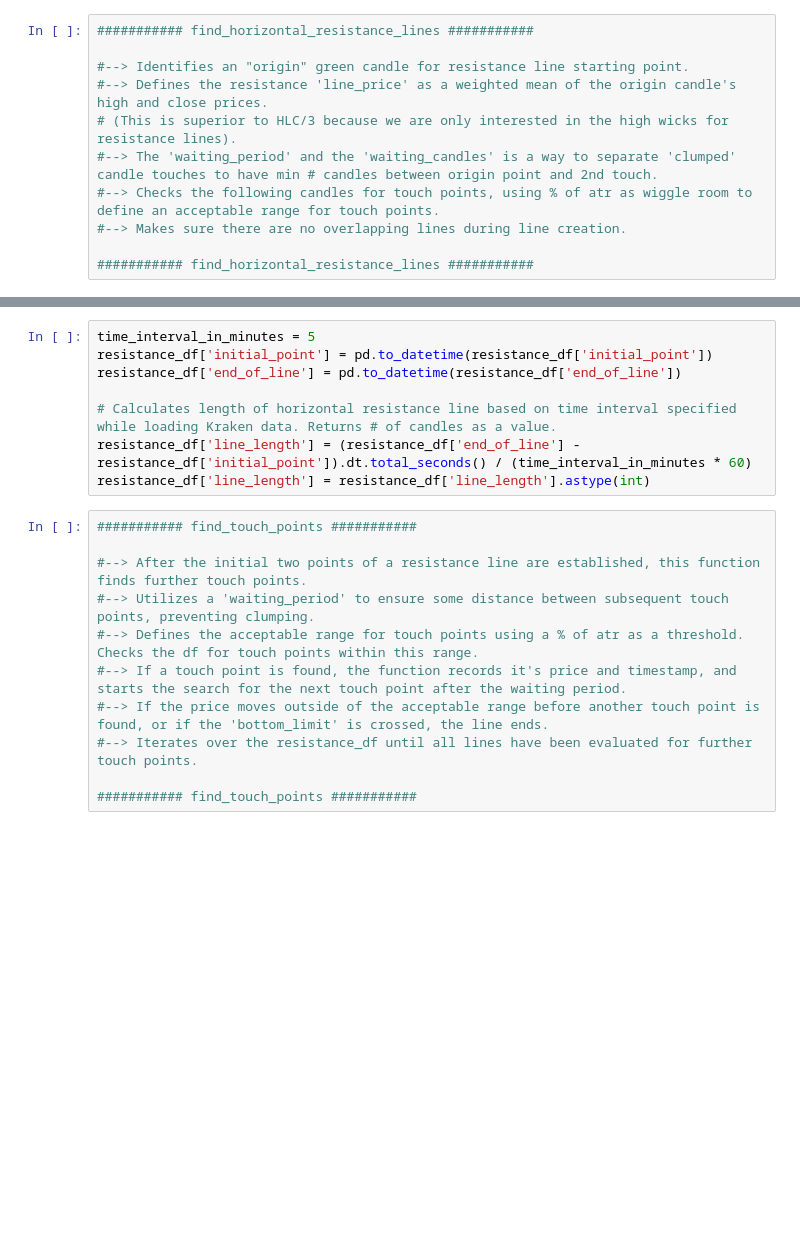
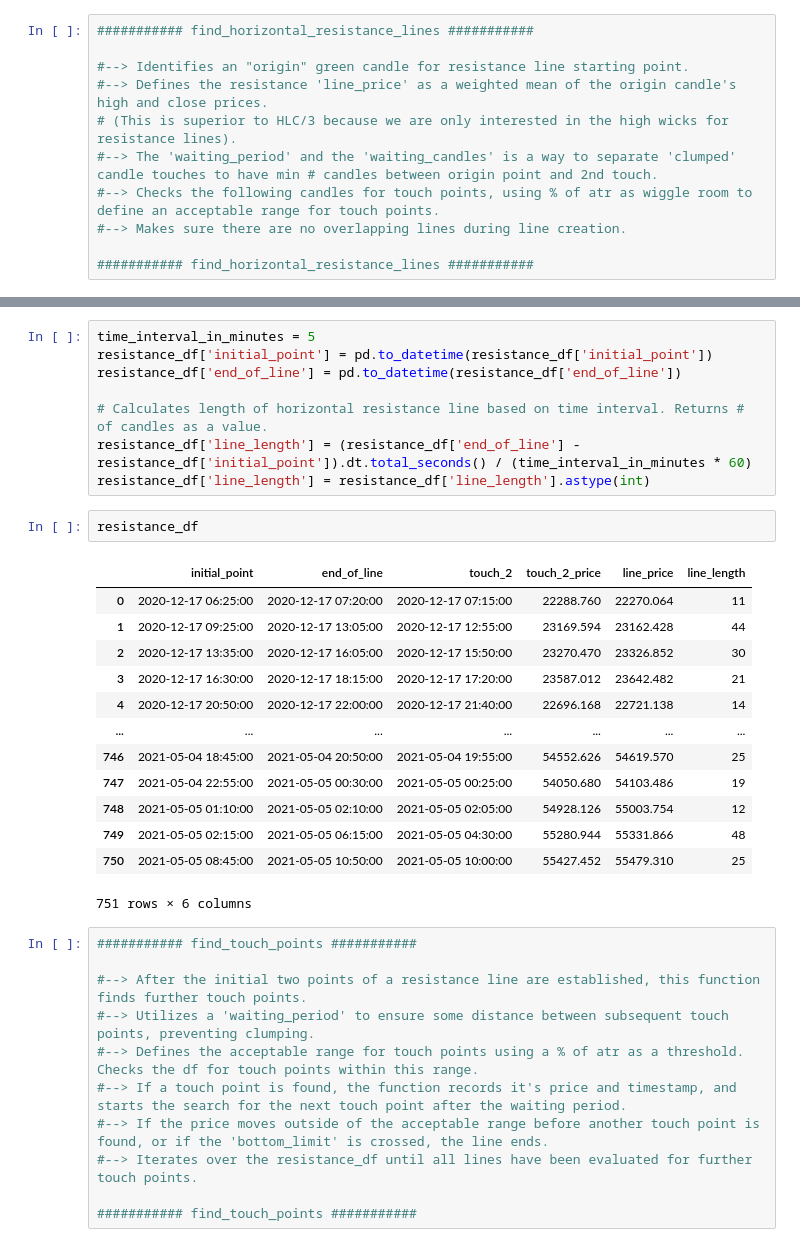
Before and after one commit to alexbabits/crypto-backtester, a Jupyter notebook: LineAnalysis.ipynb, the cells around one changed output, grey strips where cells are left out. Cells and saved outputs as stored; diff of their text form; blank space fills up the shorter version.

```diff
--- a/LineAnalysis.ipynb
+++ b/LineAnalysis.ipynb
@@ -144,9 +161,25 @@ time_interval_in_minutes = 5
 resistance_df['initial_point'] = pd.to_datetime(resistance_df['initial_point'])
 resistance_df['end_of_line'] = pd.to_datetime(resistance_df['end_of_line'])
 
-# Calculates length of horizontal resistance line based on time interval specified while loading Kraken data. Returns # of candles as a value.
+# Calculates length of horizontal resistance line based on time interval. Returns # of candles as a value.
 resistance_df['line_length'] = (resistance_df['end_of_line'] - resistance_df['initial_point']).dt.total_seconds() / (time_interval_in_minutes * 60)
 resistance_df['line_length'] = resistance_df['line_length'].astype(int)
+# %%
+resistance_df
+# %% [output]
+|  | initial_point | end_of_line | touch_2 | touch_2_price | line_price | line_length |
+| 0 | 2020-12-17 06:25:00 | 2020-12-17 07:20:00 | 2020-12-17 07:15:00 | 22288.760 | 22270.064 | 11 |
+| 1 | 2020-12-17 09:25:00 | 2020-12-17 13:05:00 | 2020-12-17 12:55:00 | 23169.594 | 23162.428 | 44 |
+| 2 | 2020-12-17 13:35:00 | 2020-12-17 16:05:00 | 2020-12-17 15:50:00 | 23270.470 | 23326.852 | 30 |
+| 3 | 2020-12-17 16:30:00 | 2020-12-17 18:15:00 | 2020-12-17 17:20:00 | 23587.012 | 23642.482 | 21 |
+| 4 | 2020-12-17 20:50:00 | 2020-12-17 22:00:00 | 2020-12-17 21:40:00 | 22696.168 | 22721.138 | 14 |
+| ... | ... | ... | ... | ... | ... | ... |
+| 746 | 2021-05-04 18:45:00 | 2021-05-04 20:50:00 | 2021-05-04 19:55:00 | 54552.626 | 54619.570 | 25 |
+| 747 | 2021-05-04 22:55:00 | 2021-05-05 00:30:00 | 2021-05-05 00:25:00 | 54050.680 | 54103.486 | 19 |
+| 748 | 2021-05-05 01:10:00 | 2021-05-05 02:10:00 | 2021-05-05 02:05:00 | 54928.126 | 55003.754 | 12 |
+| 749 | 2021-05-05 02:15:00 | 2021-05-05 06:15:00 | 2021-05-05 04:30:00 | 55280.944 | 55331.866 | 48 |
+| 750 | 2021-05-05 08:45:00 | 2021-05-05 10:50:00 | 2021-05-05 10:00:00 | 55427.452 | 55479.310 | 25 |
+751 rows × 6 columns
 # %%
 ########### find_touch_points ###########
 
```
Also changed, not shown: parts of 12 cells of this notebook, 2 other files.
